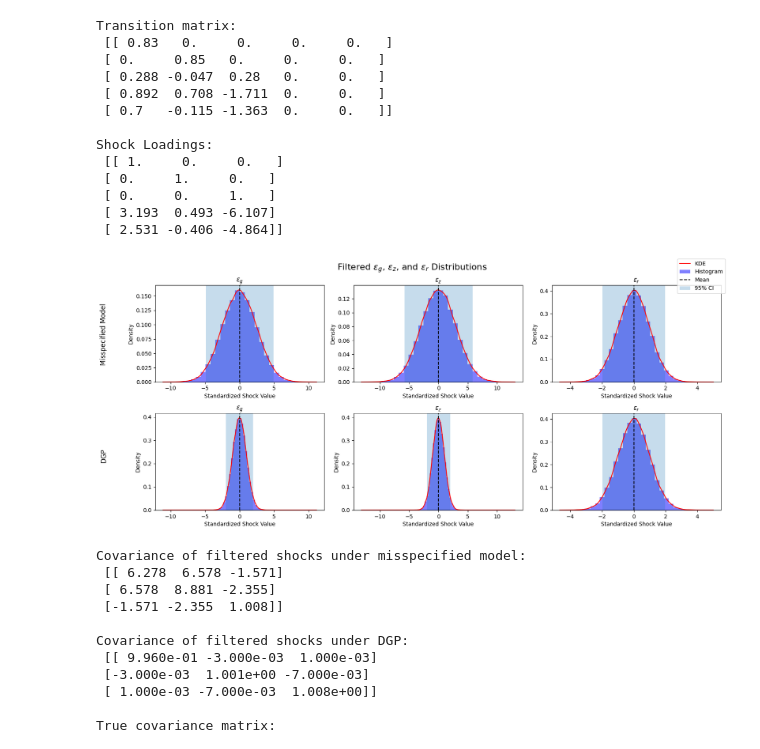
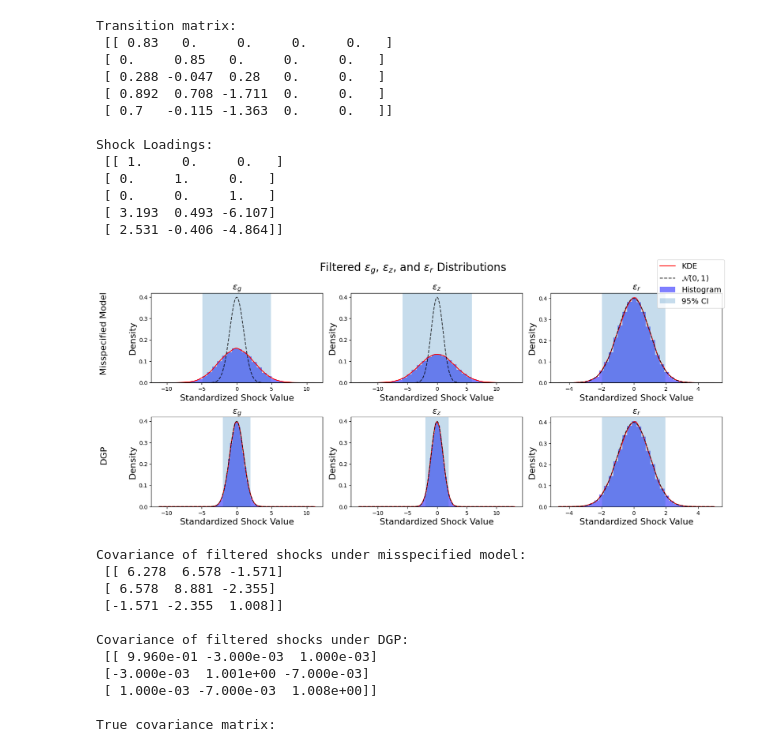
Before and after one commit to GongJr0/sdsge-scripts, a Jupyter notebook: misspec_tests/policy_under_misspec.ipynb, the cells around one changed output. Cells and saved outputs as stored; diff of their text form; code cells hidden in the pictures.

```diff
--- a/misspec_tests/policy_under_misspec.ipynb
+++ b/misspec_tests/policy_under_misspec.ipynb
@@ -104,6 +102,8 @@ kf_dgp = sol_dgp.kalman(
     return_shocks=True,
 )
 # %%
+std_norm = norm(loc=0, scale=1)
+
 gzr_misspec = kf_misspec.eps_hat
 gzr_dgp = kf_dgp.eps_hat
 
@@ -151,12 +151,15 @@ fig, axes = plt.subplots(2, 3, figsize=(16, 7))
 # Means and 95% intervals
 g_misspec_mean = gzr_misspec[:, 0].mean()
 g_misspec_ci = np.percentile(gzr_misspec[:, 0], [2.5, 97.5])
+g_norm = std_norm.pdf(g_range_kde)
 
 z_misspec_mean = gzr_misspec[:, 1].mean()
 z_misspec_ci = np.percentile(gzr_misspec[:, 1], [2.5, 97.5])
+z_norm = std_norm.pdf(z_range_kde)
 
 r_misspec_mean = gzr_misspec[:, 2].mean()
 r_misspec_ci = np.percentile(gzr_misspec[:, 2], [2.5, 97.5])
+r_norm = std_norm.pdf(r_range_kde)
 
 g_dgp_mean = gzr_dgp[:, 0].mean()
 g_dgp_ci = np.percentile(gzr_dgp[:, 0], [2.5, 97.5])
@@ -168,85 +171,85 @@ r_dgp_mean = gzr_dgp[:, 2].mean()
 r_dgp_ci = np.percentile(gzr_dgp[:, 2], [2.5, 97.5])
 
 axes[0, 0].plot(g_range_kde, g_misspec_kde(g_range_kde), label="KDE", color="red")
+axes[0, 0].plot(g_range_kde, g_norm, label=r"$\mathcal{N}(0,1)$", color="black", linestyle="--", alpha=0.75)
 axes[0, 0].hist(gzr_misspec[:, 0], bins=30, density=True, alpha=0.5, label="Histogram", color="blue")
-axes[0, 0].axvline(g_misspec_mean, color="black", linestyle="--", label="Mean")
 axes[0, 0].axvspan(g_misspec_ci[0], g_misspec_ci[1], alpha=0.25, label="95% CI")
 
 axes[0, 1].plot(z_range_kde, z_misspec_kde(z_range_kde), label="KDE", color="red")
+axes[0, 1].plot(z_range_kde, z_norm, label=r"$\mathcal{N}(0,1)$", color="black", linestyle="--", alpha=0.75)
 axes[0, 1].hist(gzr_misspec[:, 1], bins=30, density=True, alpha=0.5, label="Histogram", color="blue")
-axes[0, 1].axvline(z_misspec_mean, color="black", linestyle="--", label="Mean")
 axes[0, 1].axvspan(z_misspec_ci[0], z_misspec_ci[1], alpha=0.25, label="95% CI")
 
 axes[0, 2].plot(r_range_kde, r_misspec_kde(r_range_kde), label="KDE", color="red")
+axes[0, 2].plot(r_range_kde, r_norm, label=r"$\mathcal{N}(0,1)$", color="black", linestyle="--", alpha=0.75)
 axes[0, 2].hist(gzr_misspec[:, 2], bins=30, density=True, alpha=0.5, label="Histogram", color="blue")
-axes[0, 2].axvline(r_misspec_mean, color="black", linestyle="--", label="Mean")
 axes[0, 2].axvspan(r_misspec_ci[0], r_misspec_ci[1], alpha=0.25, label="95% CI")
 
 axes[1, 0].plot(g_range_kde, g_dgp_kde(g_range_kde), label="KDE", color="red")
+axes[1, 0].plot(g_range_kde, g_norm, label=r"$\mathcal{N}(0,1)$", color="black", linestyle="--", alpha=0.75)
 axes[1, 0].hist(gzr_dgp[:, 0], bins=30, density=True, alpha=0.5, label="Histogram", color="blue")
-axes[1, 0].axvline(g_dgp_mean, color="black", linestyle="--", label="Mean")
 axes[1, 0].axvspan(g_dgp_ci[0], g_dgp_ci[1], alpha=0.25, label="95% CI")
 
 axes[1, 1].plot(z_range_kde, z_dgp_kde(z_range_kde), label="KDE", color="red")
+axes[1, 1].plot(z_range_kde, z_norm, label=r"$\mathcal{N}(0,1)$", color="black", linestyle="--", alpha=0.75)
 axes[1, 1].hist(gzr_dgp[:, 1], bins=30, density=True, alpha=0.5, label="Histogram", color="blue")
-axes[1, 1].axvline(z_dgp_mean, color="black", linestyle="--", label="Mean")
 axes[1, 1].axvspan(z_dgp_ci[0], z_dgp_ci[1], alpha=0.25, label="95% CI")
 
 axes[1, 2].plot(r_range_kde, r_dgp_kde(r_range_kde), label="KDE", color="red")
+axes[1, 2].plot(r_range_kde, r_norm, label=r"$\mathcal{N}(0,1)$", color="black", linestyle="--", alpha=0.75)
 axes[1, 2].hist(gzr_dgp[:, 2], bins=30, density=True, alpha=0.5, label="Histogram", color="blue")
-axes[1, 2].axvline(r_dgp_mean, color="black", linestyle="--", label="Mean")
 axes[1, 2].axvspan(r_dgp_ci[0], r_dgp_ci[1], alpha=0.25, label="95% CI")
 
 # Column titles
-axes[0, 0].set_title(r"$\epsilon_g$")
-axes[0, 1].set_title(r"$\epsilon_z$")
-axes[0, 2].set_title(r"$\epsilon_r$")
+axes[0, 0].set_title(r"$\epsilon_g$", fontsize=16)
+axes[0, 1].set_title(r"$\epsilon_z$", fontsize=16)
+axes[0, 2].set_title(r"$\epsilon_r$", fontsize=16)
 
-axes[1, 0].set_title(r"$\epsilon_g$")
-axes[1, 1].set_title(r"$\epsilon_z$")
-axes[1, 2].set_title(r"$\epsilon_r$")
+axes[1, 0].set_title(r"$\epsilon_g$", fontsize=16)
+axes[1, 1].set_title(r"$\epsilon_z$", fontsize=16)
+axes[1, 2].set_title(r"$\epsilon_r$", fontsize=16)
 
 for ax in axes.flat:
-    ax.set_xlabel("Standardized Shock Value")
-    ax.set_ylabel("Density")
+    ax.set_xlabel("Standardized Shock Value", fontsize=16)
+    ax.set_ylabel("Density", fontsize=16)
 
 
 # Row labels as vertical titles
 fig.text(
     0.01, 0.72,
     "Misspecified Model",
     va="center",
     ha="center",
     rotation="vertical",
-    fontsize=12
+    fontsize=16
 )
 
 fig.text(
     0.01, 0.28,
     "DGP",
     va="center",
     ha="center",
     rotation="vertical",
-    fontsize=12
+    fontsize=16
 )
 
 # Deduplicate legend labels
 handles, labels = [], []
 for ax in axes.flat:
     h, l = ax.get_legend_handles_labels()
     for handle, label in zip(h, l):
         if label not in labels:
             handles.append(handle)
             labels.append(label)
 
-fig.legend(handles, labels, loc="upper right")
+fig.legend(handles, labels, loc="upper right", fontsize=14)
 
 # Leave room on the left for the vertical row labels and the title at the top
-plt.tight_layout(rect=[0.04, 0, 1, 0.95])
-plt.suptitle(r"Filtered $\epsilon_g$, $\epsilon_z$, and $\epsilon_r$ Distributions", fontsize=16)
+plt.tight_layout(rect=[0.04, 0, 1, 0.92])
+plt.suptitle(r"Filtered $\epsilon_g$, $\epsilon_z$, and $\epsilon_r$ Distributions", fontsize=20)
 plt.show()
 # %% [output]
-[figure, old version]
+[figure, new version]
 # %%
 # Covariance matrices
 print("Covariance of filtered shocks under misspecified model:\n", np.cov(gzr_misspec.T).round(3))
```
Also changed, not shown: parts of 1 cell of this notebook, 2 other files.
